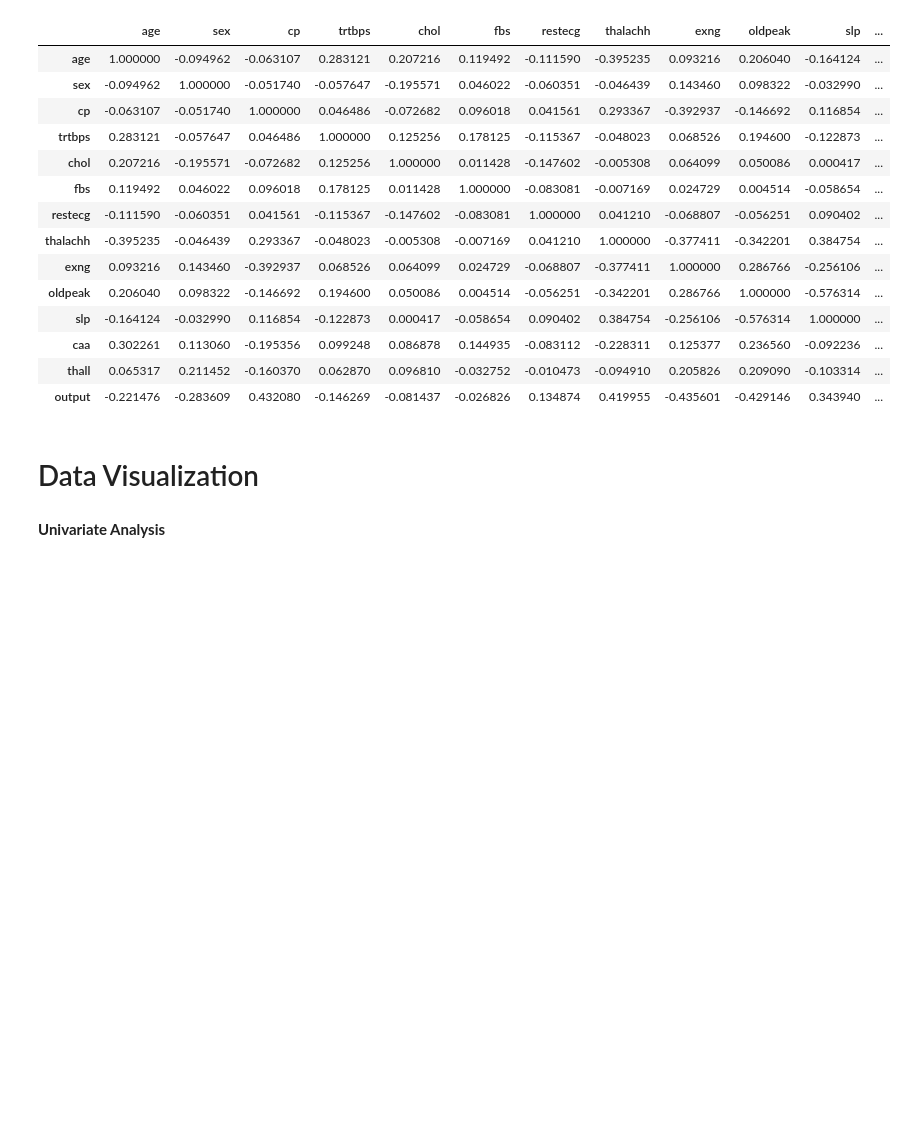
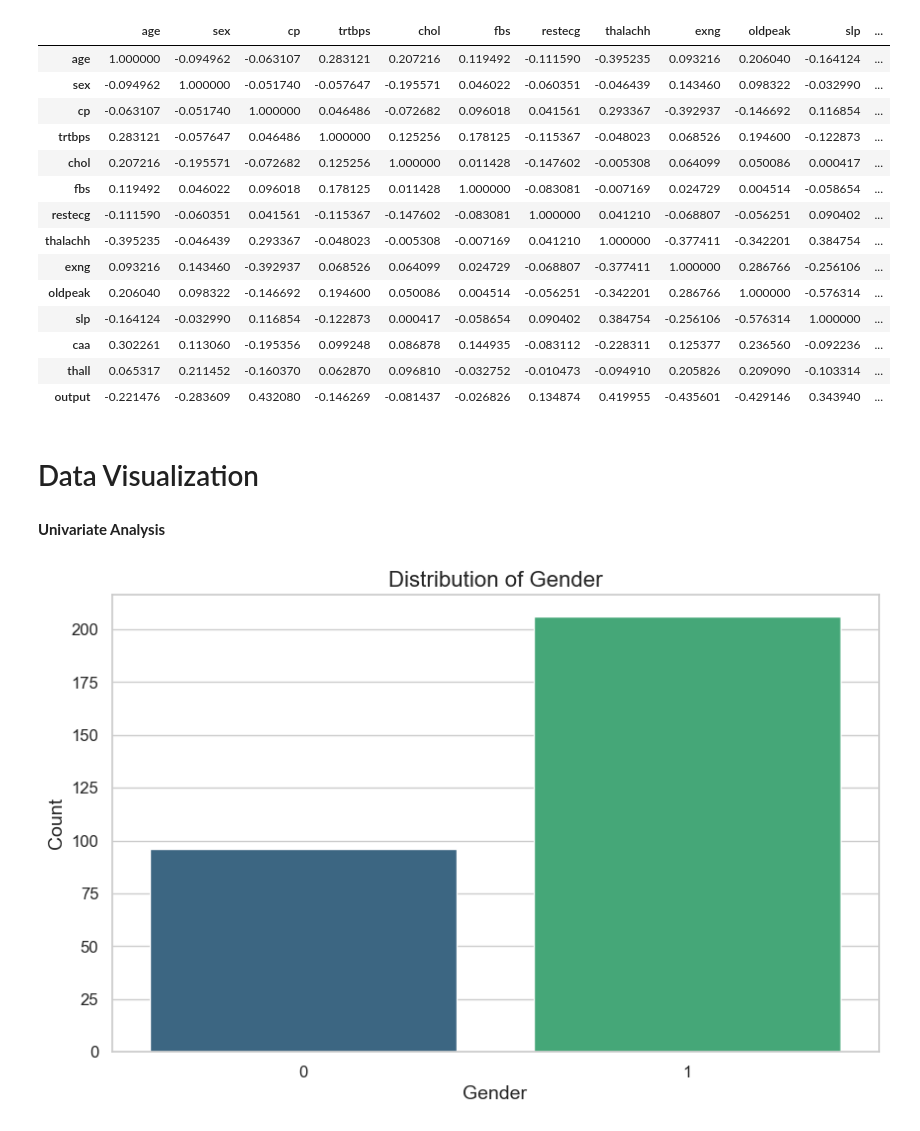
Before and after one commit to taaha3244/joy-of-supML, a Jupyter notebook: Decision_Tree.ipynb, the cells around one changed output. Saved outputs shown, nothing was run; the diff lists cells and outputs as text; code cells hidden in the pictures; blank space fills up the shorter version.

```diff
--- a/Decision_Tree.ipynb
+++ b/Decision_Tree.ipynb
@@ -156,3 +156,30 @@ heart.corr()
 # Data Visualization
 # %% [markdown]
 **Univariate Analysis**
+# %%
+#Distribution of age
+
+# Set the style
+sns.set(style="whitegrid")
+
+
+%matplotlib inline
+
+# Choose a color palette
+palette = "viridis"  # You can choose any other Seaborn color palette
+
+# Create the countplot
+plt.figure(figsize=(10, 6))
+sns.countplot(x='sex', data=heart, palette=palette)
+
+# Customize plot aesthetics
+plt.title("Distribution of Gender", fontsize=16)
+plt.xlabel("Gender", fontsize=14)
+plt.ylabel("Count", fontsize=14)
+plt.xticks(fontsize=12)
+plt.yticks(fontsize=12)
+
+# Display the plot
+plt.show()
+# %% [output]
+[figure, added]
```
Also changed, not shown: parts of 5 cells of this notebook.
